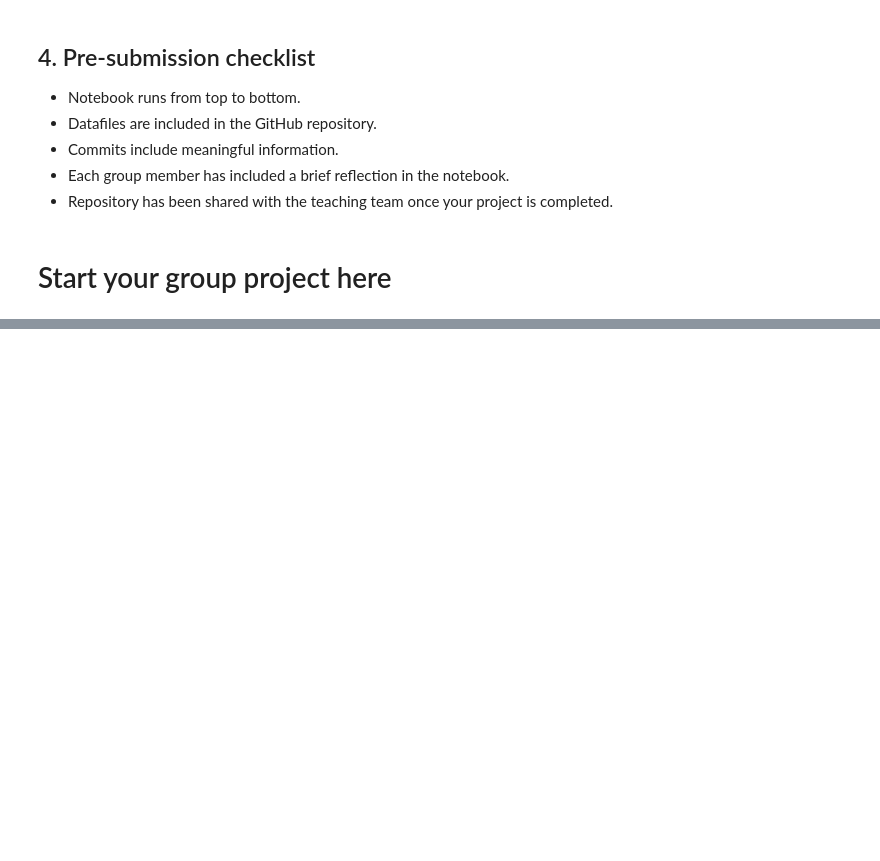
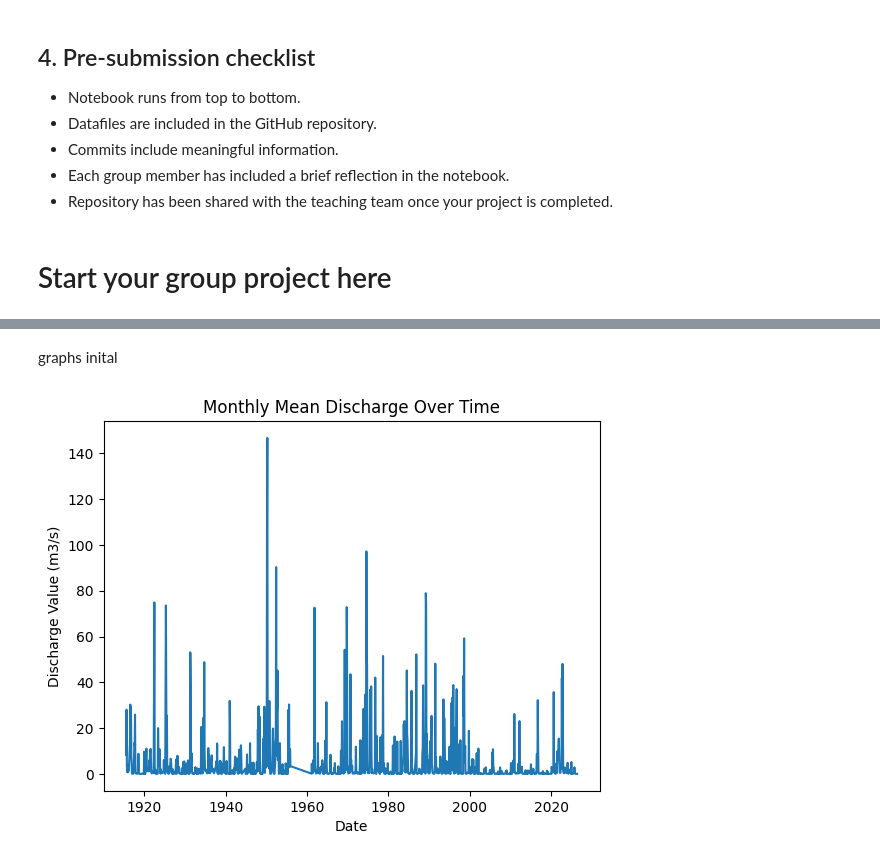
Before and after one commit to u7792930/ESMC2010-W10-GroupProject, a Jupyter notebook: EMSC2010_Group_Project_Week_10.ipynb, the cells around one changed output, grey strips where cells are left out. Cells and saved outputs as stored; diff of their text form; code cells hidden in the pictures; blank space fills up the shorter version.

```diff
--- a/EMSC2010_Group_Project_Week_10.ipynb
+++ b/EMSC2010_Group_Project_Week_10.ipynb
@@ -46,0 +50,5 @@ Repeat text as required.
+# %%
+df_discharge = pd.read_csv('WaterDischarge.csv', skiprows=10, header=None, sep=',', names=['Timestamp', 'Discharge_Value', 'Quality Code', 'Interpolation Type'])
+df_discharge = df_discharge.drop(columns=['Quality Code', 'Interpolation Type'])
+df_discharge = df_discharge.dropna(subset=['Discharge_Value'])
+df_discharge.head()
@@ -46,0 +62,5 @@ Repeat text as required.
+# %%
+df_level = pd.read_csv('WaterLevel1.csv', skiprows=10, header=None, sep=',', names=['Timestamp', 'Level_Value', 'Quality Code', 'Interpolation Type'])
+df_level = df_level.drop(columns=['Quality Code', 'Interpolation Type'])
+df_level = df_level.dropna(subset=['Level_Value'])
+df_level.head()
@@ -46,0 +74,10 @@ Repeat text as required.
+# %%
+# Convert 'Timestamp' column to datetime objects in both DataFrames
+df_discharge['Timestamp'] = pd.to_datetime(df_discharge['Timestamp'])
+df_level['Timestamp'] = pd.to_datetime(df_level['Timestamp'])
+
+# Merge the two dataframes on 'Timestamp' with an inner join
+df_merged = pd.merge(df_discharge, df_level, on='Timestamp', how='inner')
+
+# Display the head of the merged dataframe
+display(df_merged.head())
@@ -46,0 +91,16 @@ Repeat text as required.
+# %%
+#Merging and averaging multiple values from the same day
+
+# Convert Timestamp to Month-Year period
+df_merged['Month_Year'] = df_merged['Timestamp'].dt.to_period('M')
+
+# Group by Month-Year and calculate mean
+df_monthly_mean = df_merged.groupby('Month_Year')[['Discharge_Value', 'Level_Value']].mean().reset_index()
+
+# Convert Month_Year Period back to the start of the month as datetime for plotting
+df_monthly_mean['Date'] = df_monthly_mean['Month_Year'].dt.start_time
+
+# Drop the 'Month_Year' column as 'Date' now serves the purpose
+df_monthly_mean = df_monthly_mean.drop(columns=['Month_Year'])
+
+display(df_monthly_mean.head())
@@ -46,0 +114,10 @@ Repeat text as required.
+# %% [markdown]
+graphs inital
+# %%
+plt.plot(df_monthly_mean['Date'], df_monthly_mean['Discharge_Value'], label='Discharge')
+plt.xlabel('Date')
+plt.ylabel('Discharge Value (m3/s)')
+plt.title('Monthly Mean Discharge Over Time')
+plt.show()
+# %% [output]
+[figure, added]
```
Also changed, not shown: parts of 38 cells of this notebook.
